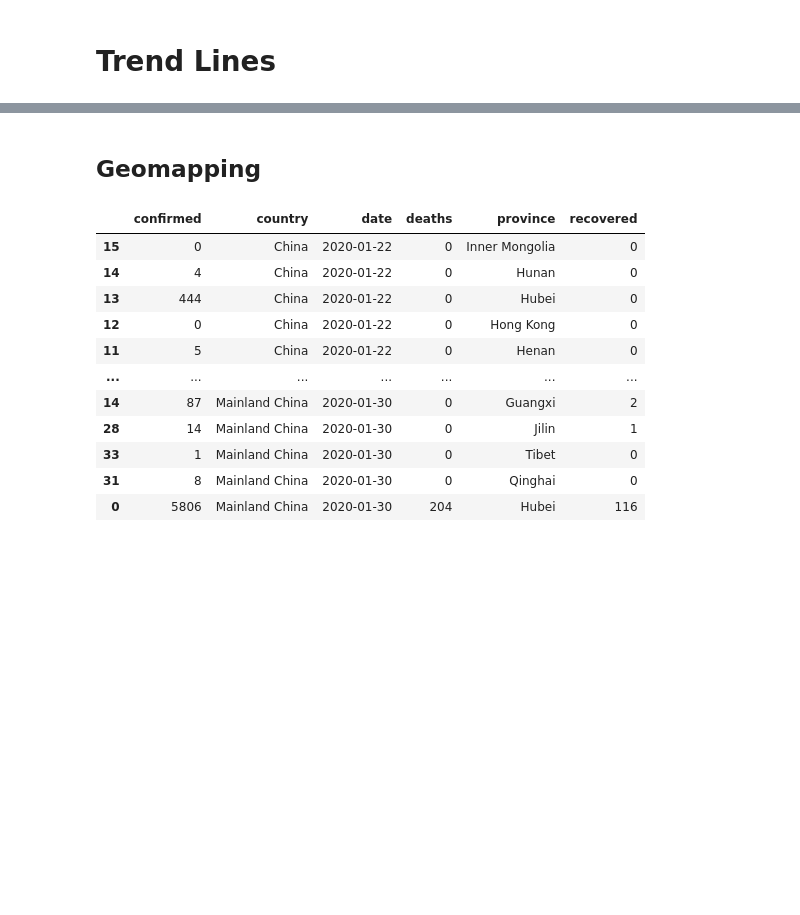
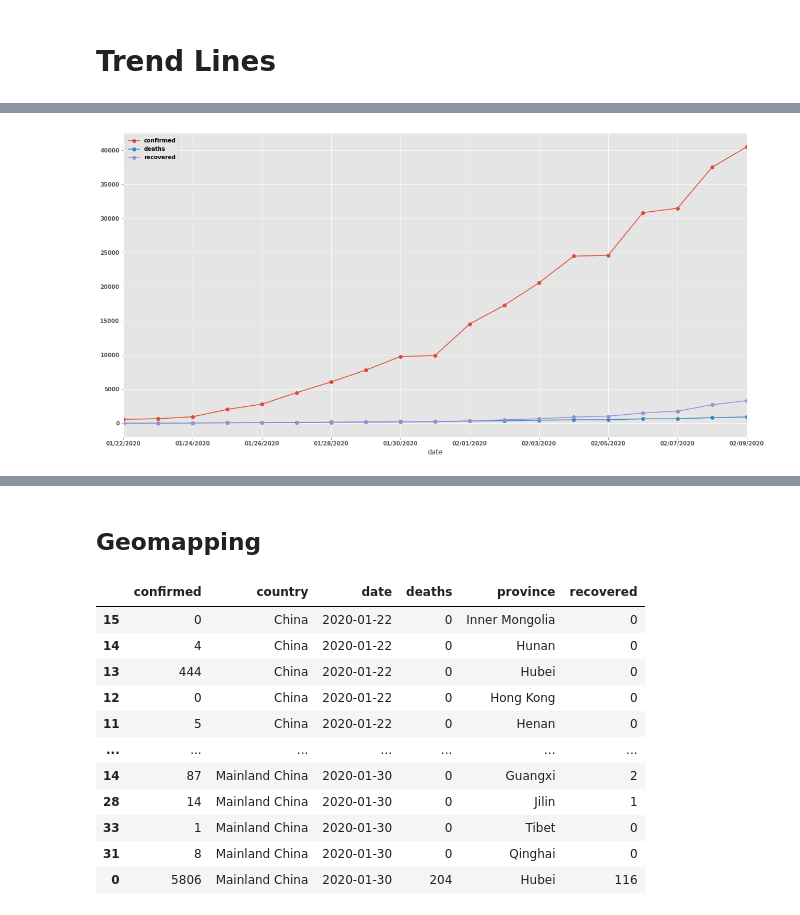
Before and after one commit to AaronWard/covidify, a Jupyter notebook: notebooks/data_exploration.ipynb, the cells around one changed output, grey strips where cells are left out. Saved outputs shown, nothing was run; the diff lists cells and outputs as text; code cells hidden in the pictures; blank space fills up the shorter version.

Commit message:
UPDATE - updated code for creating graphs

```diff
--- a/notebooks/data_exploration.ipynb
+++ b/notebooks/data_exploration.ipynb
@@ -9,6 +9,10 @@ from datetime import datetime
 import pyarrow
 import matplotlib.pyplot as plt
 %matplotlib inline
+font = {'weight' : 'bold',
+        'size'   : 22}
+
+plt.rc('font', **font)
 
 #set ggplot style
 plt.style.use('ggplot')
@@ -145,0 +69,4 @@ daily_df
+# %%
+create_trend_line(agg_df, 'confirmed', 'deaths', 'recovered')
+# %% [output]
+[figure, added]
```
Also changed, not shown: parts of 8 cells of this notebook, 1 other file.
